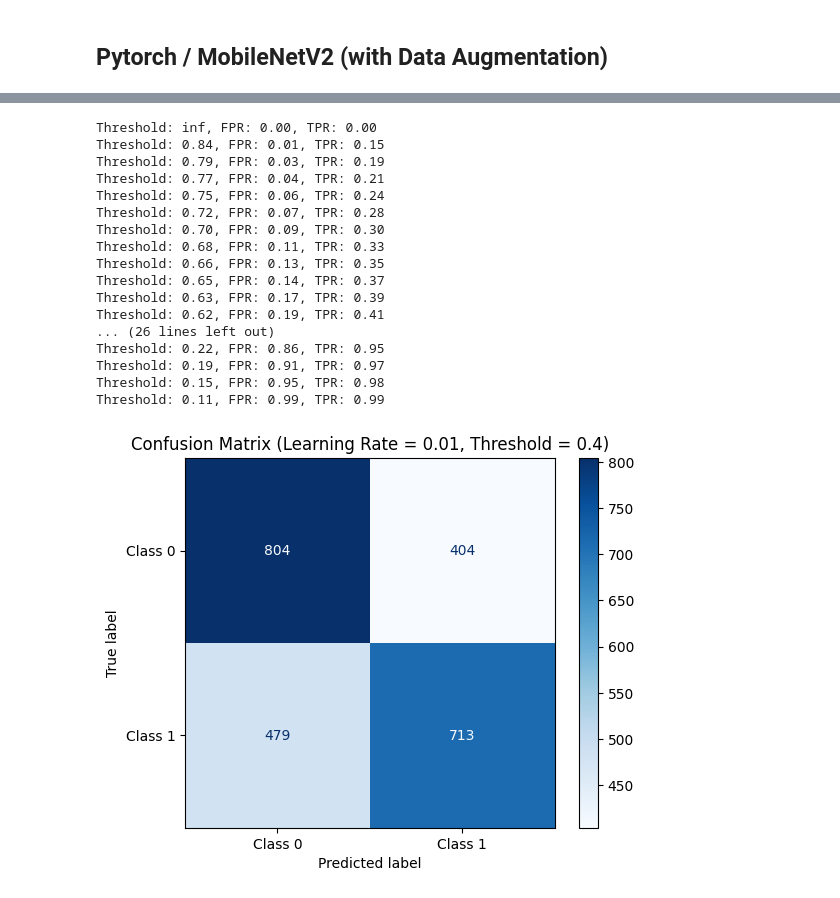
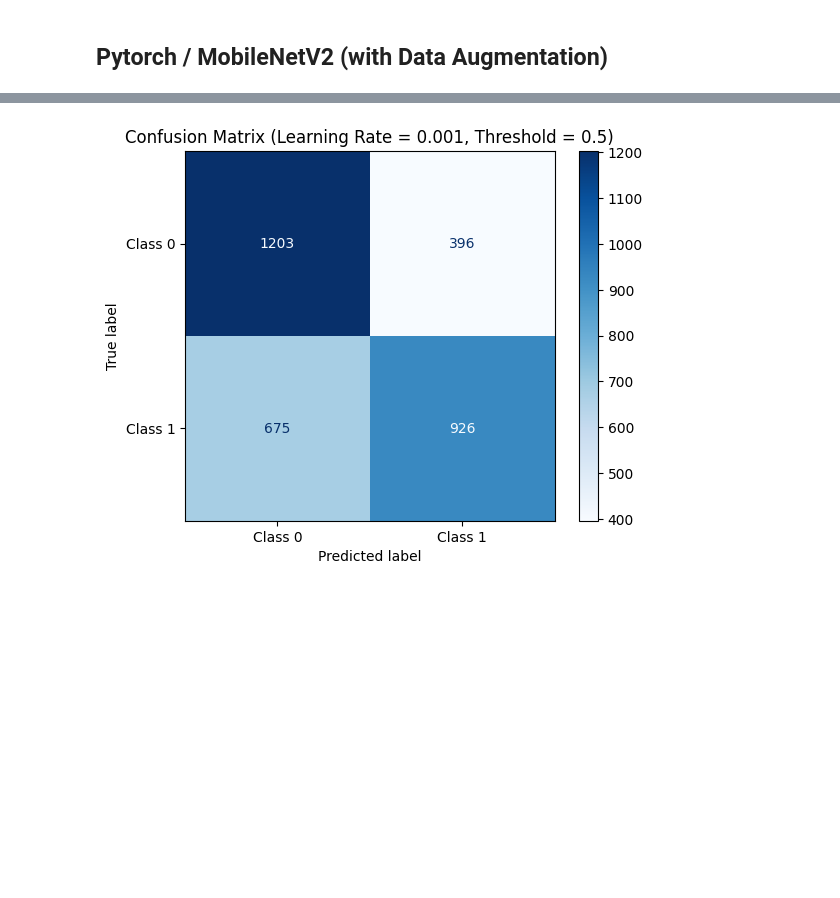
Before and after one commit to arsenilsina/ChestXRay-Classifier, a Jupyter notebook: nih_chest_xray.ipynb, the cells around one changed output, grey strips where cells are left out. Cells and saved outputs as stored; diff of their text form; code cells hidden in the pictures; blank space fills up the shorter version.

```diff
--- a/nih_chest_xray.ipynb
+++ b/nih_chest_xray.ipynb
@@ -506,0 +609,9 @@ The results demonstrate the impact of varying thresholds on the model's performa
+# %%
+threshold = 0.5
+y_pred_class = (y_pred > threshold).astype(int)
+cm = confusion_matrix(y_true, y_pred_class)
+
+disp = ConfusionMatrixDisplay(confusion_matrix=cm, display_labels=['Class 0', 'Class 1'])
+disp.plot(cmap='Blues', values_format='d')
+plt.title(f'Confusion Matrix (Threshold = {threshold})')
+plt.show()
@@ -524,7 +637,7 @@ base_transforms = transforms.Compose([
 base_dataset = ChestXRayDataset(balanced_data, transform=base_transforms)
 # %%
 # Dataset augmented for class 1 only
-class_1_sampled_to_augment = random.sample(class_1_sampled, 1000)
+class_1_sampled_to_augment = random.sample(class_1_sampled, 2000)
 class_1_data_augmented = ChestXRayDataset(class_1_sampled_to_augment, transform=augmentation_transforms)
 print(len(class_1_data_augmented))
 
@@ -611,7 +722,7 @@ def train_and_evaluate(model, optimizer, learning_rate, num_epochs, train_loader
 
 # Initialize models, optimizers, and train
 results = {}
-learning_rates = [0.01, 0.001]
+learning_rates = [0.001, 0.0001]
 
 for lr in learning_rates:
     # Clone the base model
@@ -623,7 +734,7 @@ for lr in learning_rates:
     optimizer = optim.Adam(model.classifier.parameters(), lr=lr)
 
     # Train and evaluate
-    y_true, y_pred, training_losses, test_losses = train_and_evaluate(model, optimizer, lr, num_epochs=4, train_loader=train_loader, test_loader=test_loader)
+    y_true, y_pred, training_losses, test_losses = train_and_evaluate(model, optimizer, lr, num_epochs=5, train_loader=train_loader, test_loader=test_loader)
 
     # Store results for further analysis
     results[lr] = (y_true, y_pred, training_losses, test_losses)
@@ -678,3 +788,3 @@ weighted avg       0.64      0.64      0.64      2400
 # %%
-y_true, y_pred = results[0.01][:2]
+y_true, y_pred = results[0.001][:2]
 print(y_true, y_pred)
@@ -701,33 +808,12 @@ plt.show()
 # %%
-for i, (thr, fp, tp) in enumerate(zip(thresholds_roc, fpr, tpr)):
-    if i % 25 == 0:  # Print key thresholds
-        print(f"Threshold: {thr:.2f}, FPR: {fp:.2f}, TPR: {tp:.2f}")
-
-# Confusion Matrix for threshold = 0.4
+# Confusion Matrix for threshold = 0.5
 threshold = 0.5
 y_pred_class = (y_pred > threshold).astype(int)
 cm = confusion_matrix(y_true, y_pred_class)
 
 disp = ConfusionMatrixDisplay(confusion_matrix=cm, display_labels=['Class 0', 'Class 1'])
 disp.plot(cmap='Blues', values_format='d')
-plt.title('Confusion Matrix (Learning Rate = 0.01, Threshold = 0.4)')
+plt.title('Confusion Matrix (Learning Rate = 0.001, Threshold = 0.5)')
 plt.show()
 # %% [output]
-Threshold: inf, FPR: 0.00, TPR: 0.00
-Threshold: 0.84, FPR: 0.01, TPR: 0.15
-Threshold: 0.79, FPR: 0.03, TPR: 0.19
-Threshold: 0.77, FPR: 0.04, TPR: 0.21
-Threshold: 0.75, FPR: 0.06, TPR: 0.24
-Threshold: 0.72, FPR: 0.07, TPR: 0.28
-Threshold: 0.70, FPR: 0.09, TPR: 0.30
-Threshold: 0.68, FPR: 0.11, TPR: 0.33
-Threshold: 0.66, FPR: 0.13, TPR: 0.35
-Threshold: 0.65, FPR: 0.14, TPR: 0.37
-Threshold: 0.63, FPR: 0.17, TPR: 0.39
-Threshold: 0.62, FPR: 0.19, TPR: 0.41
-... (26 lines left out)
-Threshold: 0.22, FPR: 0.86, TPR: 0.95
-Threshold: 0.19, FPR: 0.91, TPR: 0.97
-Threshold: 0.15, FPR: 0.95, TPR: 0.98
-Threshold: 0.11, FPR: 0.99, TPR: 0.99
-[figure, old version]
+[figure, new version]
```
Also changed, not shown: parts of 47 cells of this notebook.
